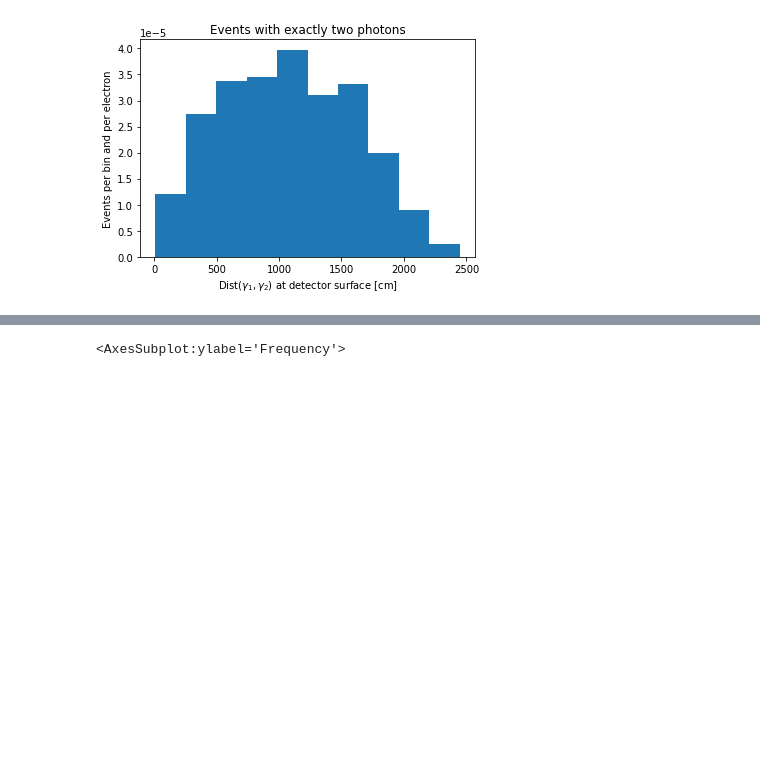
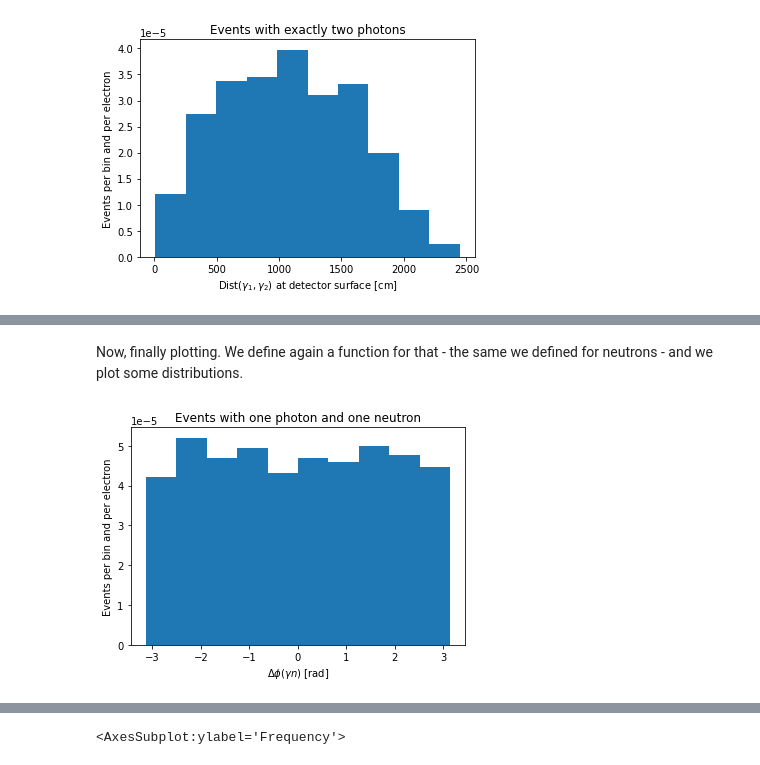
Before and after one commit to NTrevisani/LUXE-NPOD, a Jupyter notebook: Test1.ipynb, the cells around one changed output, grey strips where cells are left out. Cells and saved outputs as stored; diff of their text form; code cells hidden in the pictures; blank space fills up the shorter version.

Commit message:
adding photon-neutron case

```diff
--- a/Test1.ipynb
+++ b/Test1.ipynb
@@ -787,0 +1031,4 @@ plot_histo(df_yy_kinematics, 'dist_n1_n2',
+# %%
+# Delta_phi between photons
+df_yn_or_ny_kinematics["delta_phi"] = df_yn_or_ny_kinematics.apply(delta_phi, axis = 1)
+df_yn_or_ny_kinematics[['E_1','E_2','phi_1','phi_2','delta_phi']].head(5)
@@ -787,0 +1055,45 @@ plot_histo(df_yy_kinematics, 'dist_n1_n2',
+# %% [markdown]
+Now, finally plotting. We define again a function for that - the same we defined for neutrons - and we plot some distributions.
+# %%
+import matplotlib.pyplot as plt
+import sys,os
+
+def plot_histo(df, variable, weight=1, title="", x_label="", y_label="", file_name=None, folder_name=None, file_format="png"):
+    """Plots distributions from a dataframe
+
+    df: input dataframe
+    variable: distribution to plot
+    title: appears on top of the plot
+    weight: weight to apply to the histogram
+    x_label: label of x-axis
+    y_label: label of y-axis
+    file_name: if not empty, name of file where plot is printed
+    folder_name: if not empty, name of directory where plot is printed
+    file_format: if file_name not empty, format of output file
+    """
+
+    # Prepare histogram
+    df[variable].plot(kind='hist', weights=weight)
+    plt.title(title)
+    plt.xlabel(x_label)
+    plt.ylabel(y_label)
+
+    # Preparing output
+    if file_name:
+        output_name = file_name + "." + file_format
+        if folder_name:
+            command = "mkdir -p {}".format(folder_name)
+            os.system(command)
+            output_name = folder_name + "/" + file_name + "." + file_format
+        plt.savefig(output_name)
+# %%
+# Delta-phi(y,n)
+plot_histo(df_yn_or_ny_kinematics, 'delta_phi',
+           weight      = df_yn_or_ny_kinematics['weight']/(4*1.5e9),
+           title       = "Events with one photon and one neutron",
+           x_label     = r"$\Delta \phi (\gamma n)$ [rad]",
+           y_label     = "Events per bin and per electron",
+           file_name   = "delta_phi_yn",
+           folder_name = "e0ppw_3_0")
+# %% [output]
+[figure, added]
```
Also changed, not shown: parts of 25 cells of this notebook.
